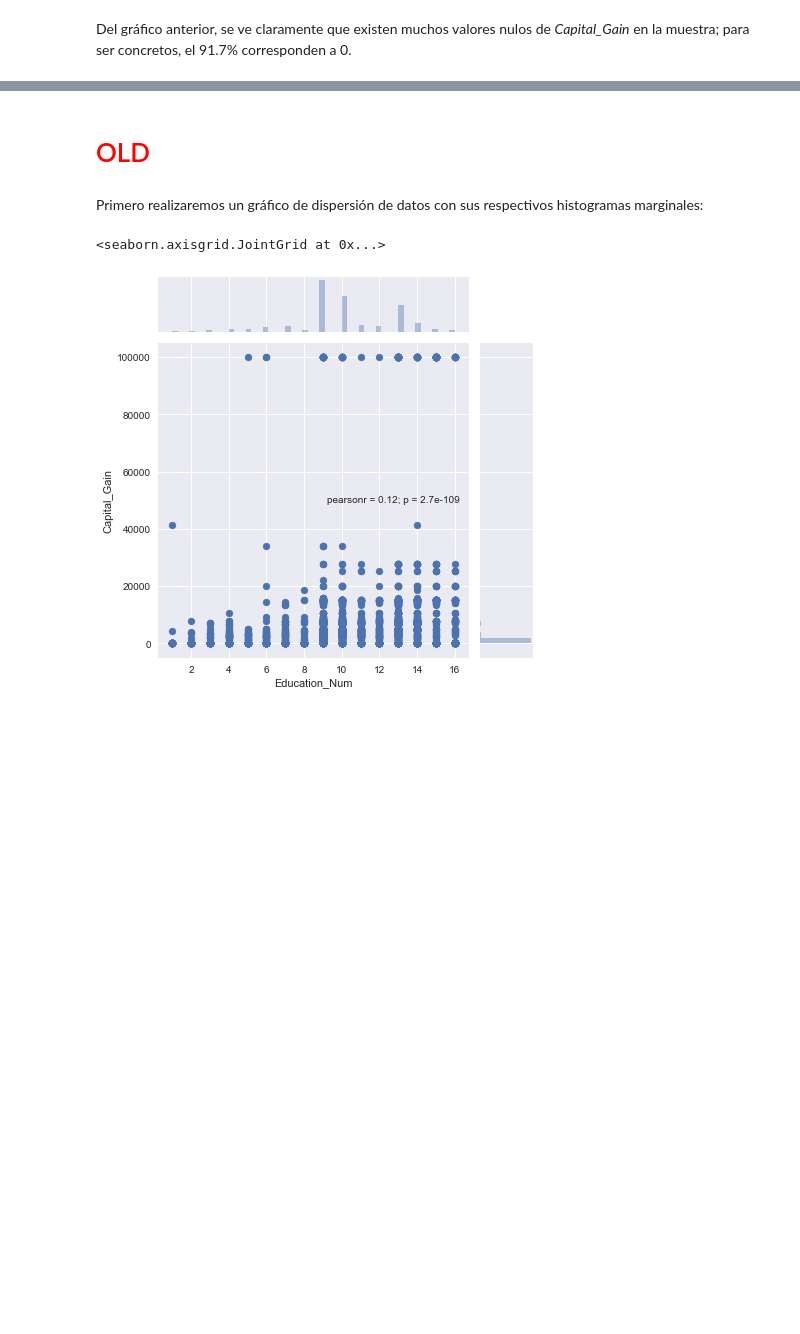
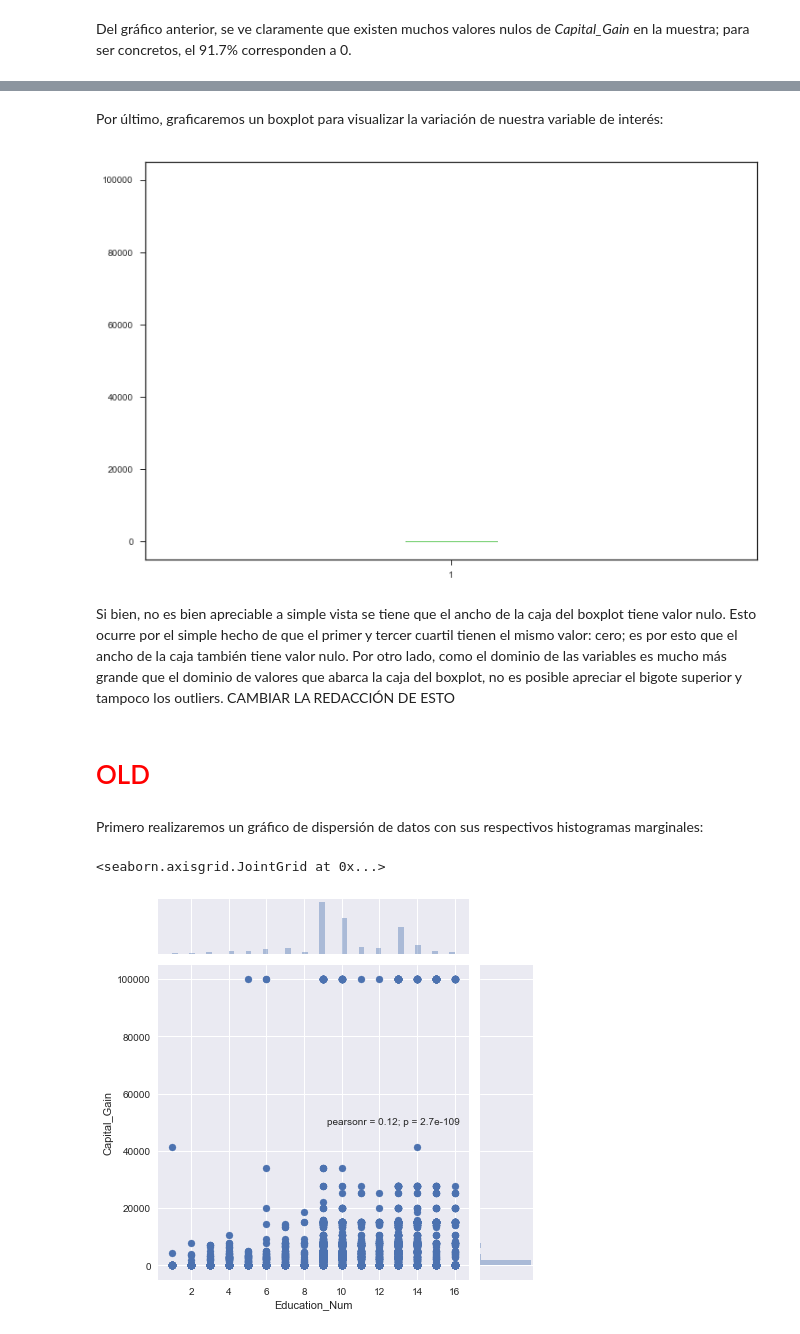
Before and after one commit to avberrio/Tarea1_AID, a Jupyter notebook: Tarea1.ipynb, the cells around one changed output, grey strips where cells are left out. Drawn from its saved outputs; the diff is of its cells as text; code cells hidden in the pictures; blank space fills up the shorter version.

```diff
--- a/Tarea1.ipynb
+++ b/Tarea1.ipynb
@@ -261,3 +259,13 @@ Del gráfico anterior, se ve claramente que existen muchos valores nulos de *Cap
+# %% [markdown]
+Por último, graficaremos un boxplot para visualizar la variación de nuestra variable de interés:
+# %%
+plt.figure(figsize=(12, 8))
+plt.boxplot(df['Capital_Gain'])
+plt.show()
+# %% [output]
+[figure, added]
+# %% [markdown]
+Si bien, no es bien apreciable a simple vista se tiene que el ancho de la caja del boxplot tiene valor nulo. Esto ocurre por el simple hecho de que el primer y tercer cuartil tienen el mismo valor: cero; es por esto que el ancho de la caja también tiene valor nulo. Por otro lado, como el dominio de las variables es mucho más grande que el dominio de valores que abarca la caja del boxplot, no es posible apreciar el bigote superior y tampoco los outliers. CAMBIAR LA REDACCIÓN DE ESTO </p>
 # %% [markdown]
 <h1 style="color: red"> OLD </h1>
 # %% [markdown]
```
Also changed, not shown: parts of 3 cells of this notebook.
